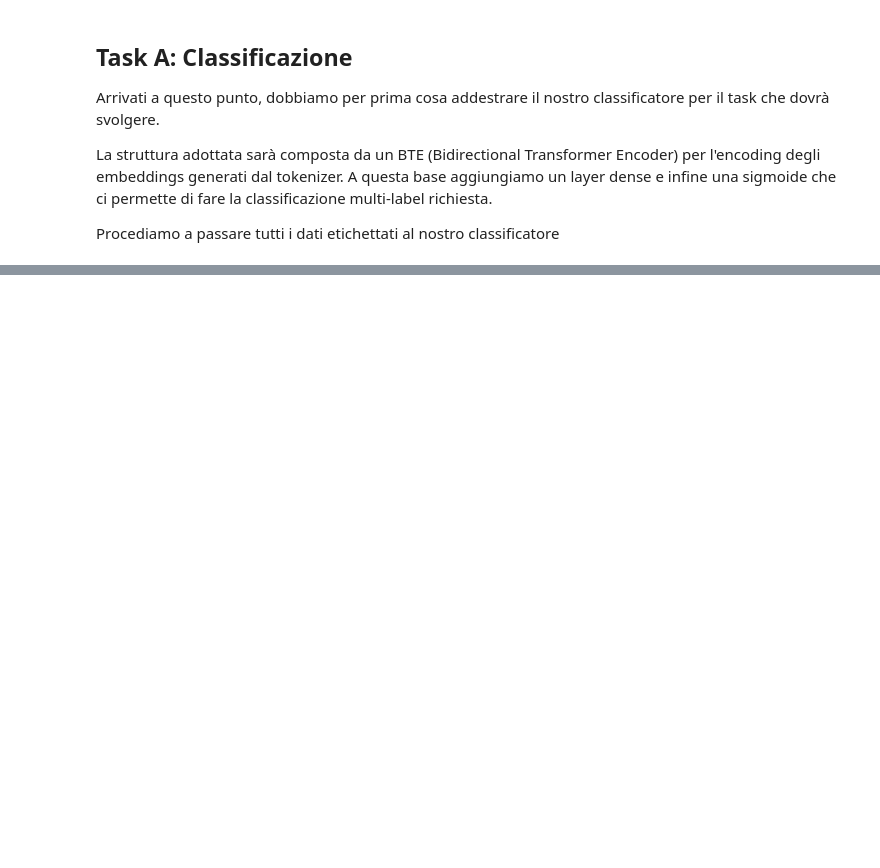
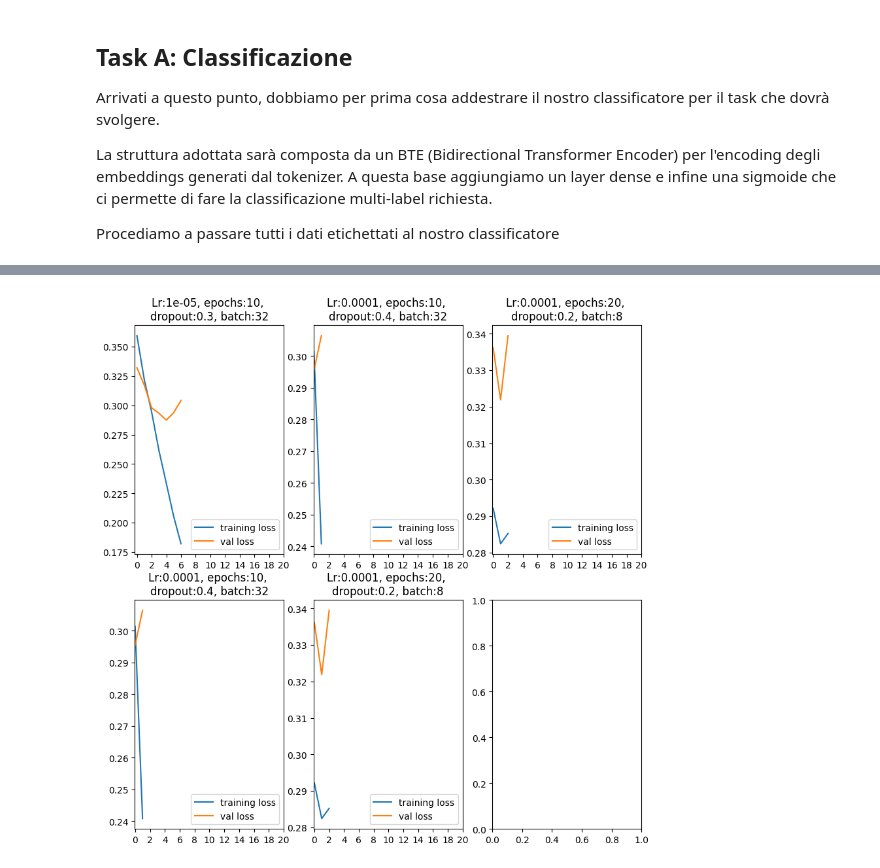
Before and after one commit to emanuelemuzio/nlp, a Jupyter notebook: TaskA.ipynb, the cells around one changed output, grey strips where cells are left out. Cells and saved outputs as stored; diff of their text form; code cells hidden in the pictures; blank space fills up the shorter version.

```diff
--- a/TaskA.ipynb
+++ b/TaskA.ipynb
@@ -582,32 +619,34 @@ if not os.path.exists('prep_hist.pkl'):
         }
         pickle.dump(prep_save, handle)
 else:
-    f = open("prep_hist.pkl",'r')
+    f = open("prep_hist.pkl",'rb')
     prep_save = pickle.load(f)
     prep_hist = prep_save['hist']
     prep_runs = prep_save['runs']
 # %%
 fig, ax = plt.subplots( nrows=2, ncols=3, figsize=(10, 10))
 n_epochs = list(range(0, 22, 2))
 
 for i in range(2):
     for j in range(2):
-        ax[i][j].set_title(f"Lr:{lr}, epochs:{prep_hist[i + j]['epochs']}, \ndropout:{prep_hist[i + j]['dropout']}, batch:{prep_hist[i + j]['batch_size']}")
+        ax[i][j].set_title(f"Lr:{prep_hist[i + j]['lr']}, epochs:{prep_hist[i + j]['epochs']}, \ndropout:{prep_hist[i + j]['dropout']}, batch:{prep_hist[i + j]['batch_size']}")
         ax[i][j].plot(prep_hist[i + j]['train_loss'], label='training loss')
         ax[i][j].plot(prep_hist[i + j]['val_loss'], label='val loss')
         ax[i][j].legend(loc='lower right')
         ax[i][j].set_xticks(n_epochs)
 i = i - 1
 j = j + 1
-ax[i][j].set_title(f"Lr:{lr}, epochs:{prep_hist[i + j]['epochs']}, \ndropout:{prep_hist[i + j]['dropout']}, batch:{prep_hist[i + j]['batch_size']}")
+ax[i][j].set_title(f"Lr:{prep_hist[i + j]['lr']}, epochs:{prep_hist[i + j]['epochs']}, \ndropout:{prep_hist[i + j]['dropout']}, batch:{prep_hist[i + j]['batch_size']}")
 ax[i][j].plot(prep_hist[i + j]['train_loss'], label='training loss')
 ax[i][j].plot(prep_hist[i + j]['val_loss'], label='val loss')
 ax[i][j].legend(loc='lower right')
 ax[i][j].set_xticks(n_epochs)
 
 plt.show()
 fig.savefig('train_prep_A.png')
 plt.close(fig)
+# %% [output]
+[figure, added]
 # %%
 test = pd.read_csv("release\emit_2023-test-labels\emit_test.csv")
 test_prep = test.copy()
```
Also changed, not shown: parts of 15 cells of this notebook, 3 other files.
